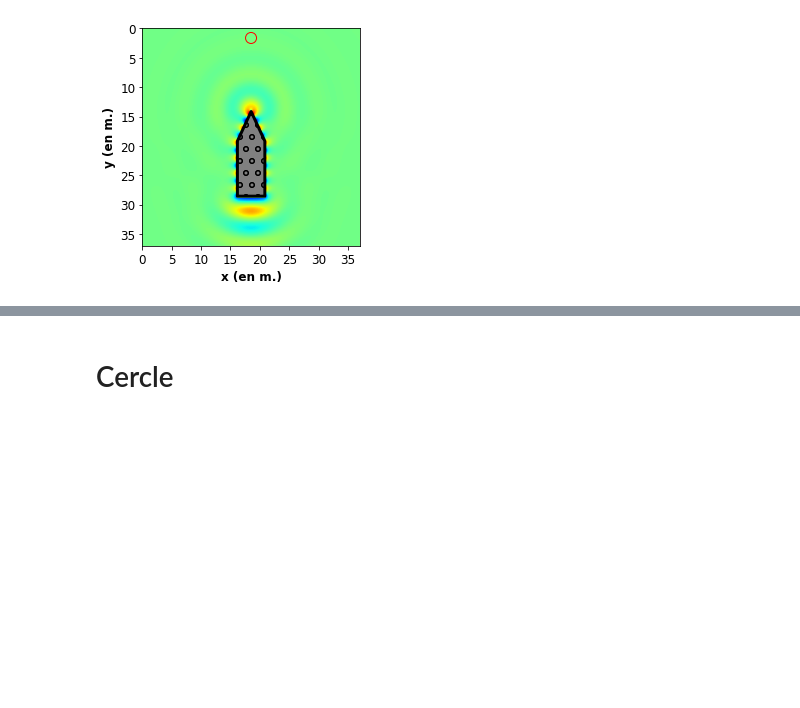
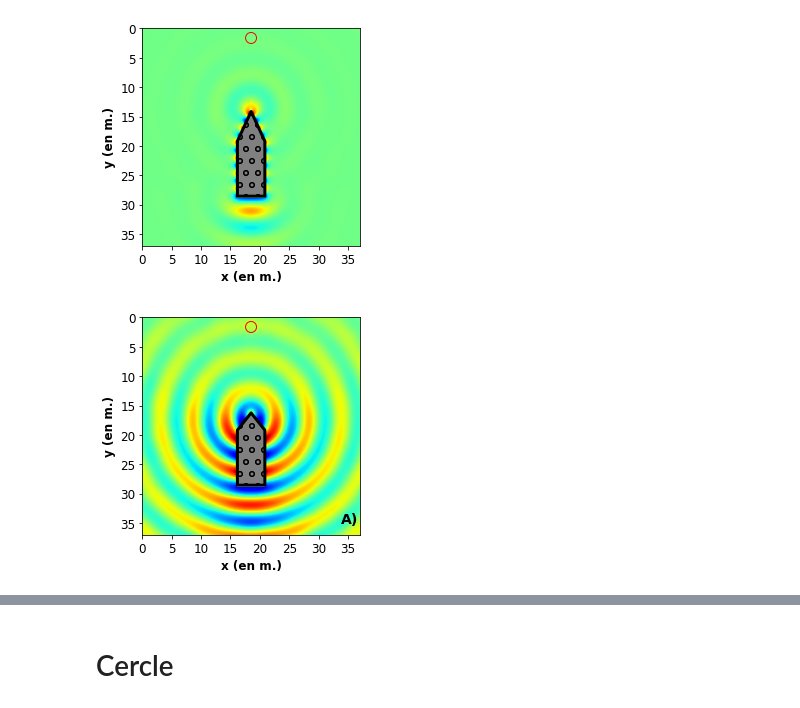
Before and after one commit to pierreluc-plt/ProjetSimulation, a Jupyter notebook: Figure_Resultats.ipynb, the cells around one changed output, grey strips where cells are left out. Cells and saved outputs as stored; diff of their text form; code cells hidden in the pictures; blank space fills up the shorter version.

```diff
--- a/Figure_Resultats.ipynb
+++ b/Figure_Resultats.ipynb
@@ -144,3 +144,26 @@ ax.add_artist(circle)
 # %% [output]
 <matplotlib.patches.Circle at 0x...>
 [figure]
+# %%
+data=np.transpose(np.load("Resultats/Matrices_Champ/Triangle_pi2p5_250Hz.npy"))[N_PML:-N_PML,N_PML:-N_PML]
+
+plt.imshow(np.real(data), cmap="jet")#-np.log10(np.real(data)-(1.1*np.min(np.real(data))))
+NxM=Nx-2*N_PML
+plt.fill_between([(NxM-Nx_Bois)/2,NxM/2,(NxM+Nx_Bois)/2],[(centre_bois_y-2*N_PML)-(Ny_Bois)/2,(centre_bois_y-2*N_PML)-(Ny_Bois)+70,(centre_bois_y-2*N_PML)-(Ny_Bois)/2],\
+                 (centre_bois_y-2*N_PML)+(Ny_Bois)/2, edgecolor="black",\
+                lw=3,facecolor="gray",hatch="o")
+plt.xticks(np.arange(0,NxM,200),np.arange(0,NxM*dx,5,dtype=np.int), fontsize=12)
+plt.yticks(np.arange(0,NxM,200),np.arange(0,NxM*dx,5,dtype=np.int), fontsize=12)
+plt.xlabel("x (en m.)", fontsize=12, fontweight="bold")
+plt.ylabel("y (en m.)", fontsize=12, fontweight="bold")
+patches.Circle((10,10),radius=100)
+circle=plt.Circle((S_x-N_PML,S_y-N_PML),1/dx,color="r",fill=False)
+ax=plt.gca()
+ax.add_artist(circle)
+plt.text(1350,1400,"A)",fontsize=14, fontweight="bold")
+plt.savefig("Resultats/Triangle_pi2p5_250Hz.png",dpi=200,bbox_inches="tight")
+
+# ax2 = plt.axes([0.7, 0.55, 0.155, 0.32],)
+# ax2.
+# %% [output]
+[figure, added]
```
Also changed, not shown: parts of 9 cells of this notebook, 10 other files.
